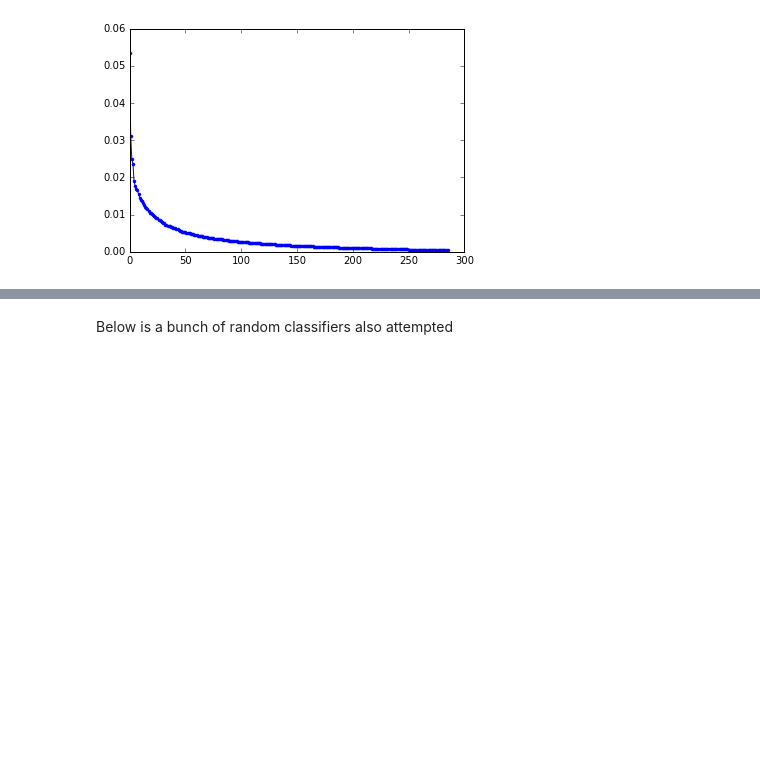
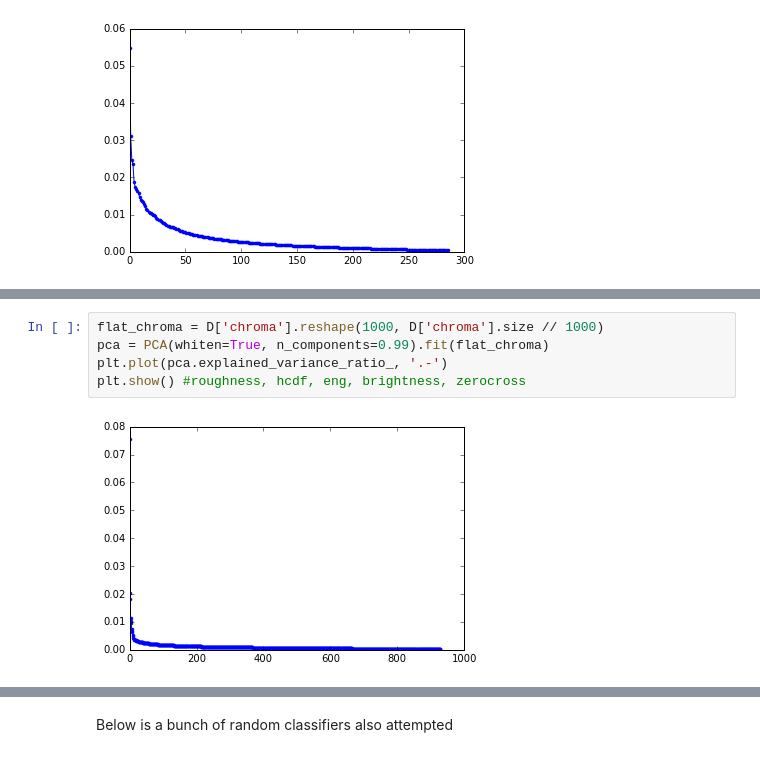
Before and after one commit to PrincetonUniversity/vox-music-classification, a Jupyter notebook: notebooks/fv-msvm.ipynb, the cells around one changed output, grey strips where cells are left out. Saved outputs shown, nothing was run; the diff lists cells and outputs as text; blank space fills up the shorter version.

```diff
--- a/notebooks/fv-msvm.ipynb
+++ b/notebooks/fv-msvm.ipynb
@@ -98,0 +117,7 @@ roughness (1000, 1222)
+# %%
+flat_chroma = D['chroma'].reshape(1000, D['chroma'].size // 1000)
+pca = PCA(whiten=True, n_components=0.99).fit(flat_chroma)
+plt.plot(pca.explained_variance_ratio_, '.-')
+plt.show() #roughness, hcdf, eng, brightness, zerocross
+# %% [output]
+[figure, added]
```
Also changed, not shown: parts of 10 cells of this notebook.
